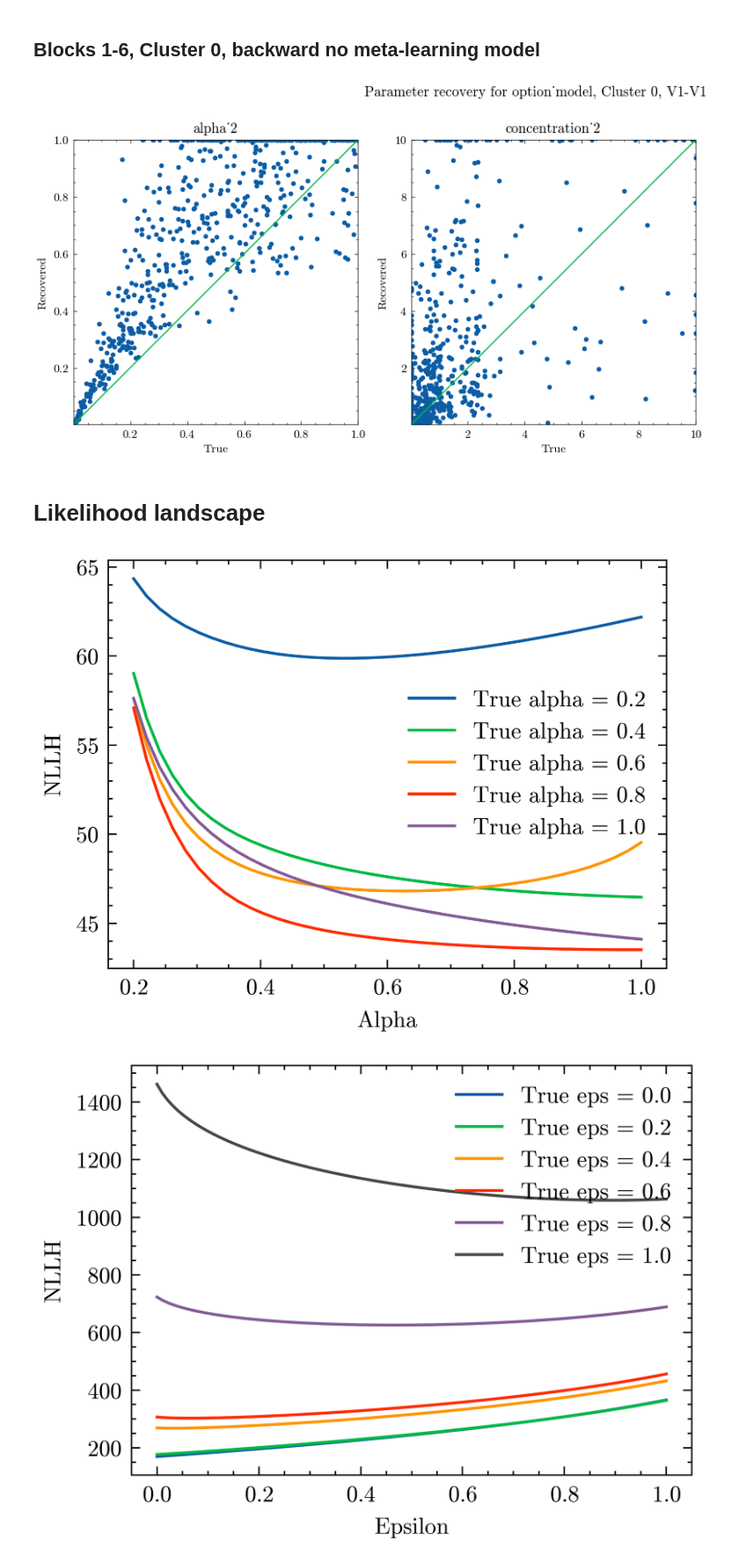
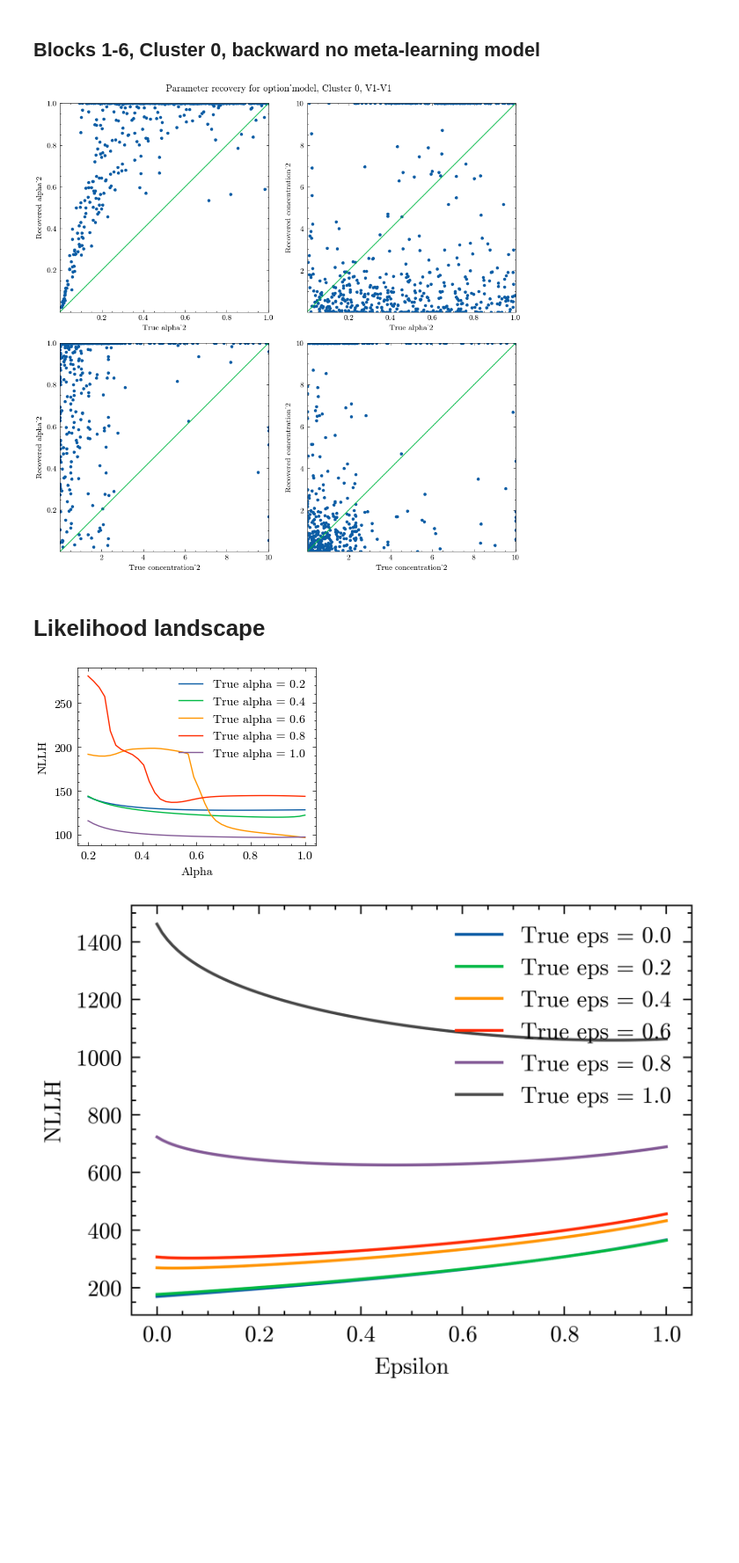
Before and after one commit to jl3676/learning_hierarchy, a Jupyter notebook: qc_modeling.ipynb, the cells around one changed output. Shown at 88% size. Cells and saved outputs as stored; diff of their text form; code cells hidden in the pictures; blank space fills up the shorter version.

```diff
--- a/qc_modeling.ipynb
+++ b/qc_modeling.ipynb
@@ -112,8 +120,8 @@ alpha_bounds = [1e-6, 1]
 beta_bounds = [1e-6, 10]
 concentration_bounds = [-2, 1]
 epsilon_bounds = [1e-6, 0.99]
-bounds = [alpha_bounds, concentration_bounds, epsilon_bounds]
-param_names = ["alpha_2", 'concentration_2', 'epsilon']
+bounds = [alpha_bounds, concentration_bounds]
+param_names = ["alpha_2", 'concentration_2']
 
 best_llh_all = np.zeros(num_subject)
 best_params_all = np.zeros((num_subject, len(param_names)))
@@ -125,7 +133,7 @@ if __name__ == "__main__":
 
     for i in range(num_subject):
         alpha_2, concentration_2, epsilon, _ = fitted_params[i]
-        inputs.append((this_model, i, 1, alpha_2, concentration_2, epsilon, condition, structure, meta_learning))
+        inputs.append((this_model, i, 1, alpha_2, concentration_2, condition, structure, meta_learning))
 
 
     with Pool() as p:
@@ -147,30 +155,36 @@ if __name__ == "__main__":
 np.save(f'fitting_results/paramrec_{structure}_no_meta_{condition}_cluster{cluster}_params.npy', best_params_all)
 np.save(f'fitting_results/paramrec_{structure}_no_meta_{condition}_cluster{cluster}_llh.npy', best_llh_all)
 # %%
-plt.figure(figsize=(12,9))
+plt.figure(figsize=(9,9))
 for p in range(len(bounds)):
-    ax = plt.subplot(2, 3, p+1)
+    for q in range(len(bounds)):
+        ax = plt.subplot(len(bounds), len(bounds), p*len(bounds)+q+1)
+        p_bounds = bounds[p].copy()
+        q_bounds = bounds[q].copy()
 
-    this_bounds = bounds[p]
-    if 'concentration' in param_names[p]:
-        this_bounds[0] = 10**this_bounds[0]
-        this_bounds[1] = 10**this_bounds[1]
-        plt.plot(10**fitted_params[:,p], 10**best_params_all[:,p], '.')
-    else:
-        plt.plot(fitted_params[:,p], best_params_all[:,p], '.')
-    plt.plot([this_bounds[0],this_bounds[1]], [this_bounds[0], this_bounds[1]])
-    plt.xlim(this_bounds)
-    plt.ylim(this_bounds)
-    plt.xlabel('True')
-    plt.ylabel('Recovered')
-    plt.title(param_names[p])
-    ax.set_box_aspect(1)
+        values_p = fitted_params[:,p]
+        values_q = best_params_all[:,q]
+        if 'concentration' in param_names[p]:
+            p_bounds[0] = 10**p_bounds[0]
+            p_bounds[1] = 10**p_bounds[1]
+            values_p = 10**values_p
+        if 'concentration' in param_names[q]:
+            q_bounds[0] = 10**q_bounds[0]
+            q_bounds[1] = 10**q_bounds[1]
+            values_q = 10**values_q
+        plt.plot(values_p, values_q, '.')
+        plt.plot([p_bounds[0],p_bounds[1]], [q_bounds[0], q_bounds[1]])
+        plt.xlim(p_bounds)
+        plt.ylim(q_bounds)
+        plt.xlabel(f'True {param_names[p]}')
+        plt.ylabel(f'Recovered {param_names[q]}')
+        ax.set_box_aspect(1)
 
 plt.suptitle(f'Parameter recovery for {this_model}, Cluster {cluster}, {experiment}')
 plt.tight_layout()
 plt.show()
 # %% [output]
-[figure, old version]
+[figure, new version]
 # %% [markdown]
 # Likelihood landscape
 # %%
@@ -179,23 +193,24 @@ structure = 'backward'
 meta_learning = False
 cluster = 0
 condition = 'All'
-fitted_params = best_params_all_backward_no_meta[(meta_data['Cluster']==cluster)]
+fitted_params = best_params_all_backward[(meta_data['Cluster']==cluster)]
 num_subject = fitted_params.shape[0]
 
 llhs = []
 alphas_eval = np.linspace(0.2,1,40)
 llhs = np.zeros_like(alphas_eval)
 true_alphas = np.linspace(0.2,1,5)
+beta = 5
 concentration_2 = -1
-epsilon = 0.0
+epsilon = 0.1
 prior = 0
 
 for alpha in true_alphas:
-    this_data = modeling.option_model(1, alpha, concentration_2, epsilon, prior, 'All', structure, meta_learning)
+    this_data = modeling.option_model(1, alpha, concentration_2, epsilon, 'All', structure, meta_learning)
     D = helpers.get_model_fit_data(this_data, num_block=6)
     for i in range(len(alphas_eval)):
         alpha_2 = alphas_eval[i]
-        params = alpha_2, concentration_2, epsilon, prior
+        params = alpha_2, concentration_2, epsilon
         llhs[i] = modeling.option_model_nllh(params, D, structure, meta_learning)
 
     plt.plot(alphas_eval, llhs, label=f'True alpha = {alpha:.1f}')
@@ -205,7 +220,7 @@ plt.ylabel('NLLH')
 plt.legend()
 plt.show()
 # %% [output]
-[figure, old version]
+[figure, new version]
 # %%
 this_model = 'option_model'
 structure = 'backward'
```
Also changed, not shown: parts of 2 cells of this notebook, 14 other files.
